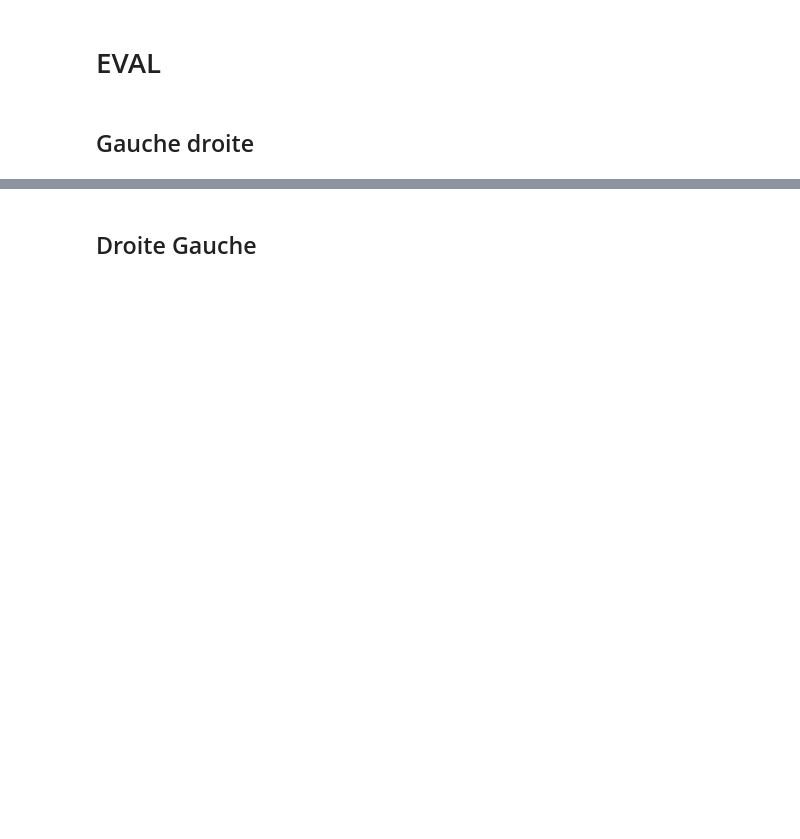
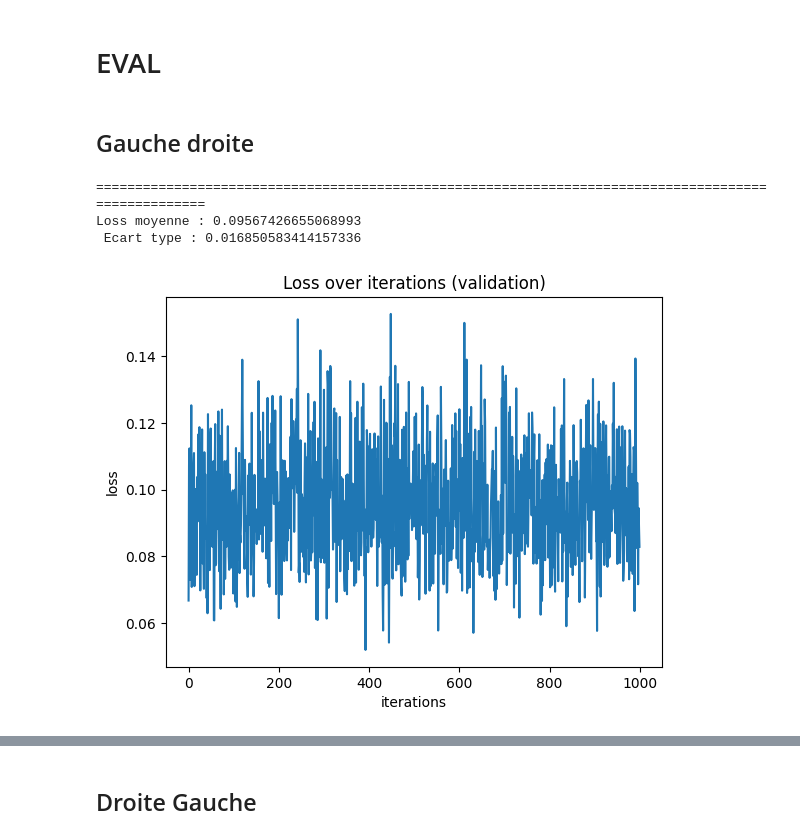
Before and after one commit to baptxste/projet_3A, a Jupyter notebook: partie1.ipynb, the cells around one changed output, grey strips where cells are left out. Cells and saved outputs as stored; diff of their text form; code cells hidden in the pictures; blank space fills up the shorter version.

Commit message:
gridsearch tpdn GD et DG, plot_erreur et clean

```diff
--- a/partie1.ipynb
+++ b/partie1.ipynb
@@ -60,0 +60,40 @@ load le tpdn qui va bien, faire 1000 expérience et afficher l'accuracy et la lo
+# %%
+encoder = torch.load( "./models/GD/gru_enc_emb8_hid64.pth").to(device)
+decoder = torch.load( "./models/GD/gru_dec_emb8_hid64.pth").to(device)
+
+tpdn = torch.load("./models/TPDN/GD/tpdn_gru_emb8.pth").to(device)
+
+criterion = nn.MSELoss()
+loss_val = []
+tpdn_outputs = []
+rnn_outputs = []
+for _ in range(1000) :
+    data , roles = generate_data(1, seq_len, input_size)
+    data = data.to(device)
+    roles = roles.to(device)
+    rnn_out, rnn_hidden = encoder(data)
+    tpdn_output= tpdn(data, roles)
+    # tpdn_output = torch.tensor(tpdn_output)
+    tpdn_hidden = tpdn_output[:,-1,:]
+    loss_val.append(criterion(tpdn_output[:,-1,:].cpu(), rnn_out[:,-1,:].cpu()).item())
+    tpdn_outputs.append(tpdn_output)
+    rnn_outputs.append(rnn_out)
+
+loss_val = np.array(loss_val)
+plt.plot(loss_val)
+plt.ylabel("loss")
+plt.xlabel("iterations")
+plt.title("Loss over iterations (validation)")
+
+print("="*100)
+print(f"Loss moyenne : {loss_val.mean()}")
+print(f" Ecart type : {loss_val.std()}")
+# print( rnn_out.shape)
+# print(rnn_hidden.shape)
+# print(tpdn_hidden.shape)
+# print(tpdn_output.shape)
+# %% [output]
+====================================================================================================
+Loss moyenne : 0.09567426655068993
+ Ecart type : 0.016850583414157336
+[figure, added]
```
Also changed, not shown: parts of 5 cells of this notebook, 48 other files.
